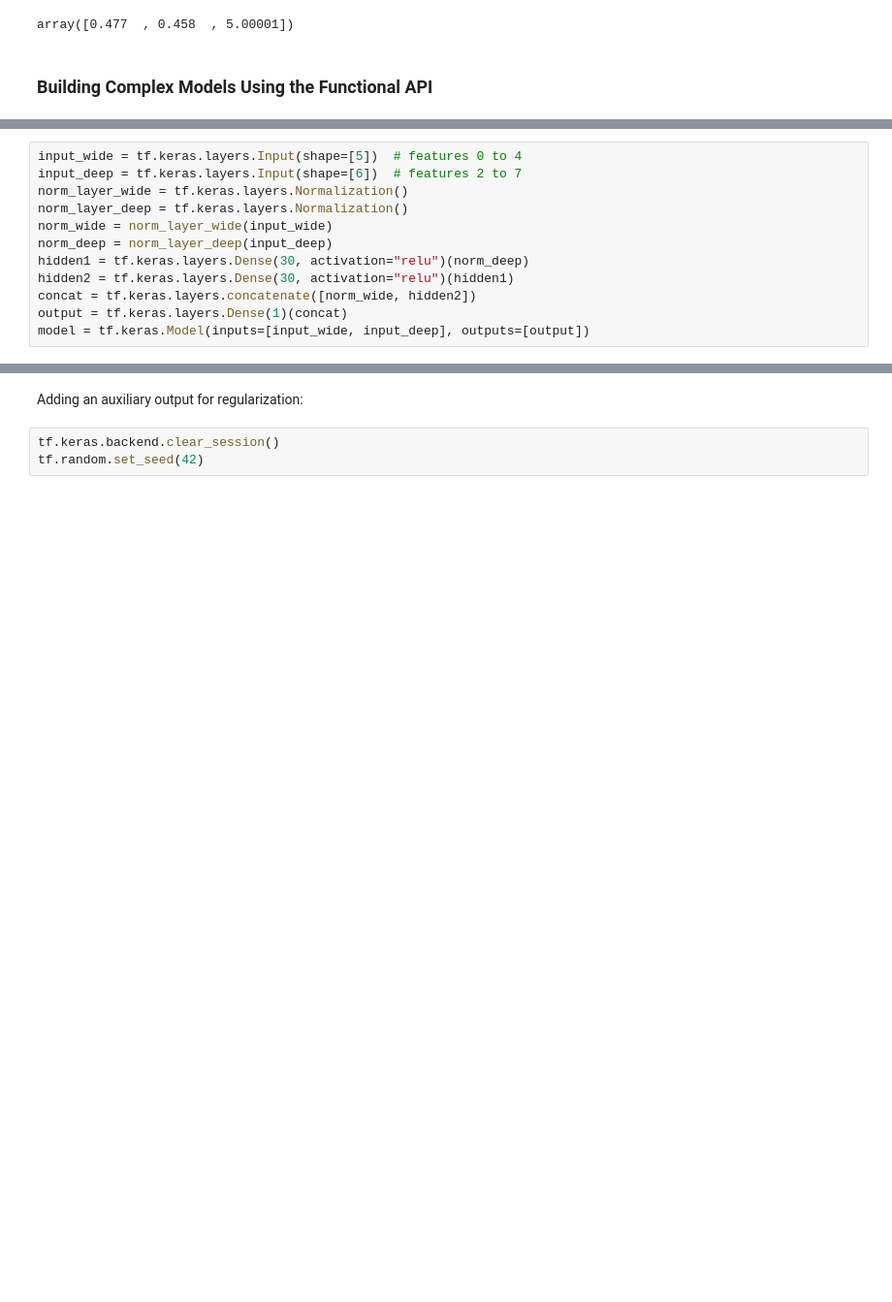
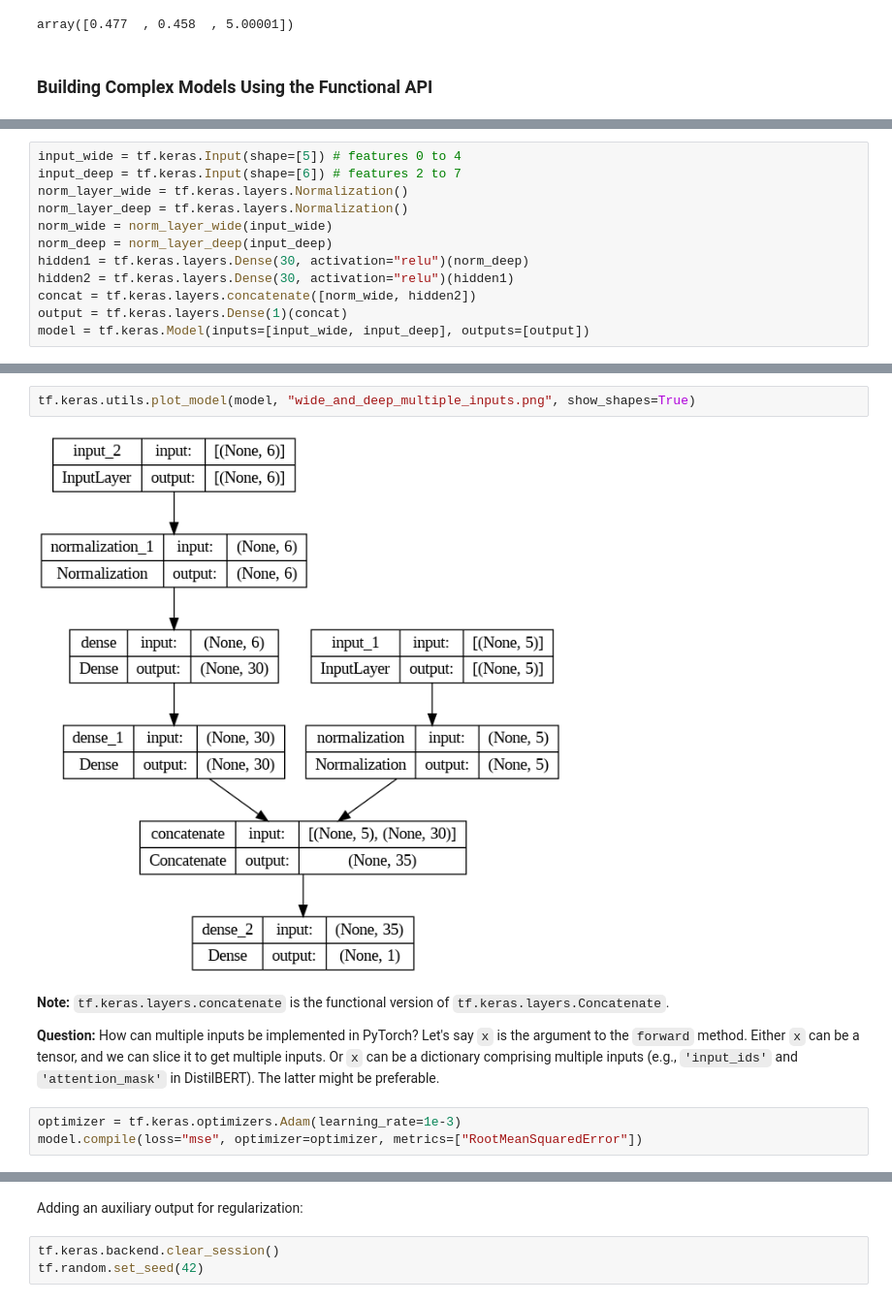
Before and after one commit to sambitmukherjee/handson-ml3, a Jupyter notebook: 10_neural_nets_with_keras.ipynb, the cells around one changed output, grey strips where cells are left out. Shown at 97% size. Saved outputs shown, nothing was run; the diff lists cells and outputs as text; blank space fills up the shorter version.

```diff
--- a/10_neural_nets_with_keras.ipynb
+++ b/10_neural_nets_with_keras.ipynb
@@ -1009,6 +1176,6 @@ tf.random.set_seed(42)  # extra code
 # %%
-input_wide = tf.keras.layers.Input(shape=[5])  # features 0 to 4
-input_deep = tf.keras.layers.Input(shape=[6])  # features 2 to 7
+input_wide = tf.keras.Input(shape=[5]) # features 0 to 4
+input_deep = tf.keras.Input(shape=[6]) # features 2 to 7
 norm_layer_wide = tf.keras.layers.Normalization()
 norm_layer_deep = tf.keras.layers.Normalization()
 norm_wide = norm_layer_wide(input_wide)
@@ -1021 +1208,12 @@ model = tf.keras.Model(inputs=[input_wide, input_deep], outputs=[output])
+# %%
+tf.keras.utils.plot_model(model, "wide_and_deep_multiple_inputs.png", show_shapes=True)
+# %% [output]
+[figure, added]
+# %% [markdown]
+**Note:** `tf.keras.layers.concatenate` is the functional version of `tf.keras.layers.Concatenate`.
+
+**Question:** How can multiple inputs be implemented in PyTorch? Let's say `x` is the argument to the `forward` method. Either `x` can be a tensor, and we can slice it to get multiple inputs. Or `x` can be a dictionary comprising multiple inputs (e.g., `'input_ids'` and `'attention_mask'` in DistilBERT). The latter might be preferable.
+# %%
+optimizer = tf.keras.optimizers.Adam(learning_rate=1e-3)
+model.compile(loss="mse", optimizer=optimizer, metrics=["RootMeanSquaredError"])
 # %%
```
Also changed, not shown: parts of 74 cells of this notebook.
